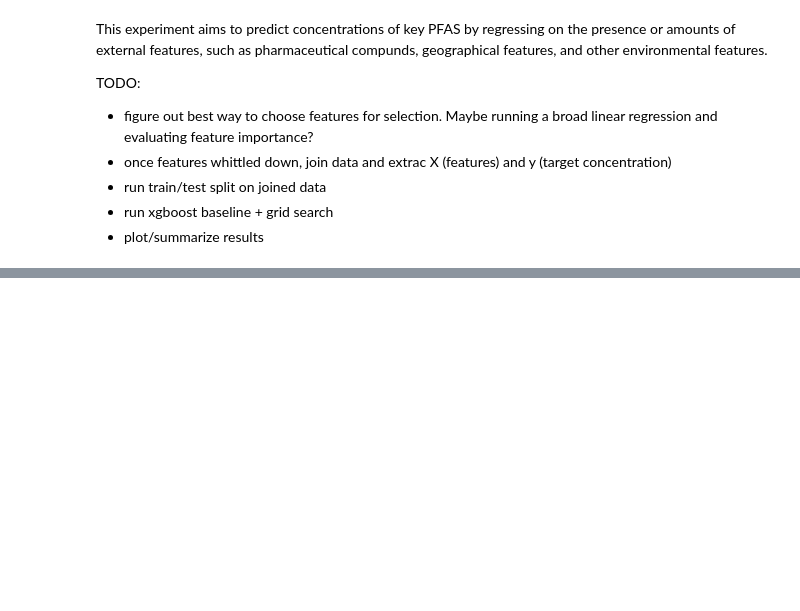
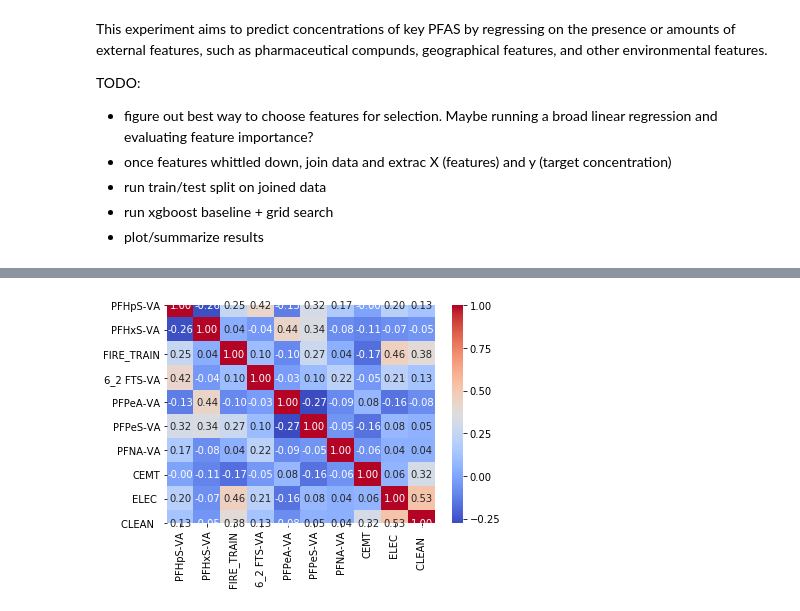
Before and after one commit to jenellemillison/theory_of_ml_for_pfas, a Jupyter notebook: am-boosted-trees.ipynb, the cells around one changed output, grey strips where cells are left out. Cells and saved outputs as stored; diff of their text form; code cells hidden in the pictures; blank space fills up the shorter version.

```diff
--- a/am-boosted-trees.ipynb
+++ b/am-boosted-trees.ipynb
@@ -213,0 +409,7 @@ TODO:
+# %%
+feature_importance_df = pd.DataFrame({
+    'Feature': feature_names,
+    'Importance': feature_importances
+}).sort_values(by='Importance', ascending=False).reset_index(drop=True)
+
+print(feature_importance_df.head(20))
@@ -213,0 +434,10 @@ TODO:
+# %%
+threshold = 0.01  # Adjust based on your data
+selected_features = feature_importance_df[feature_importance_df['Importance'] > threshold]['Feature']
+X_selected = X[selected_features]
+# %%
+correlation_matrix = X[selected_features].corr()
+sns.heatmap(correlation_matrix, annot=True, fmt=".2f", cmap="coolwarm")
+plt.show()
+# %% [output]
+[figure, added]
```
Also changed, not shown: parts of 30 cells of this notebook.
